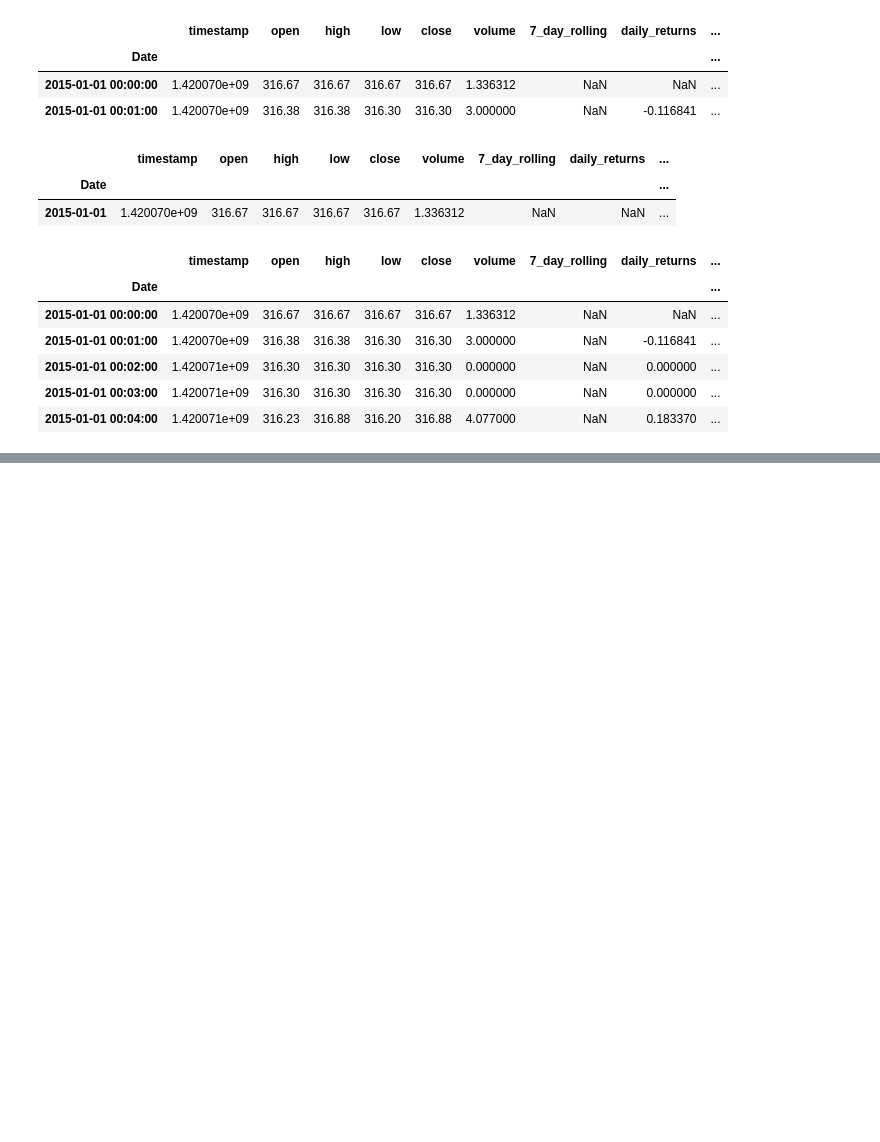
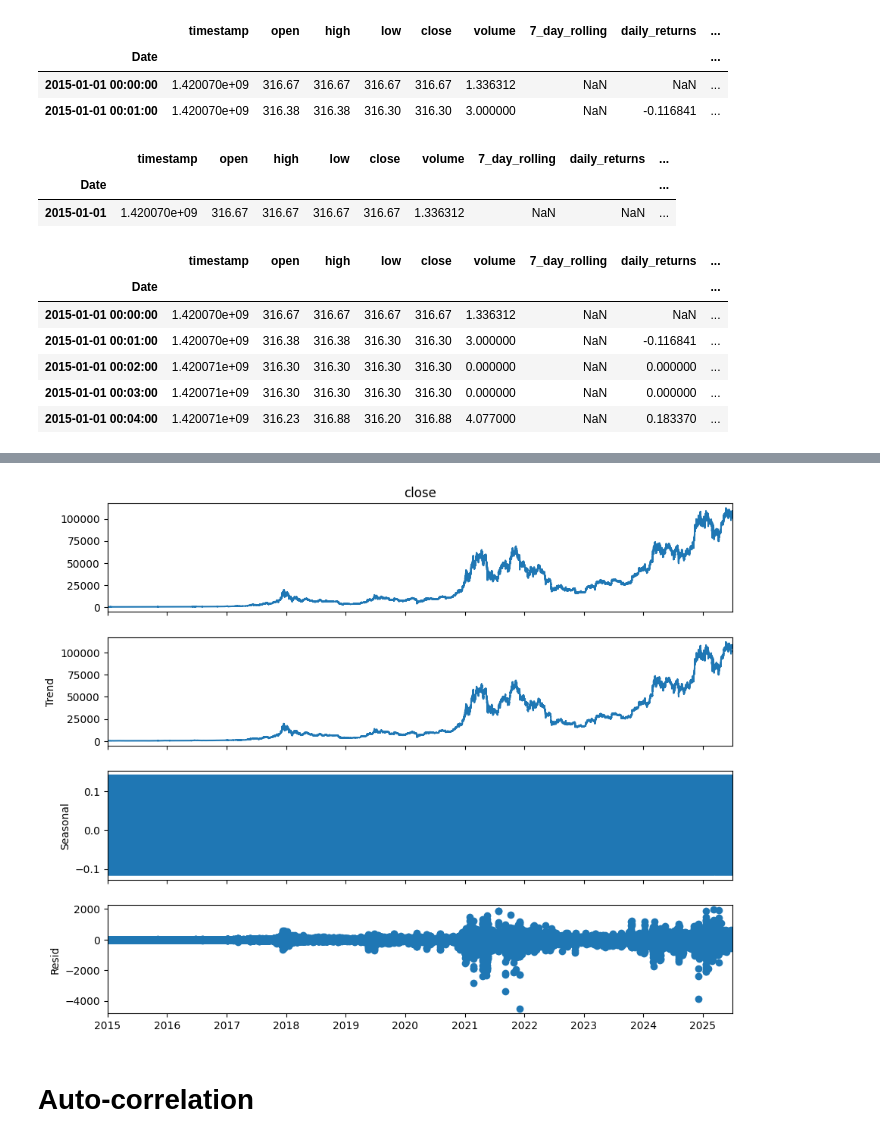
Before and after one commit to agakshita5/time-series-prac, a Jupyter notebook: ts-prac.ipynb, the cells around one changed output, grey strips where cells are left out. Cells and saved outputs as stored; diff of their text form; code cells hidden in the pictures; blank space fills up the shorter version.

```diff
--- a/ts-prac.ipynb
+++ b/ts-prac.ipynb
@@ -215,0 +242,9 @@ df.head()
+# %%
+decomp2 = seasonal_decompose(df['close'], model='add', period = 24)
+fig = decomp2.plot()
+fig.set_size_inches(10,8)
+plt.show()
+# %% [output]
+[figure, added]
+# %% [markdown]
+# Auto-correlation
```
Also changed, not shown: parts of 5 cells of this notebook.
